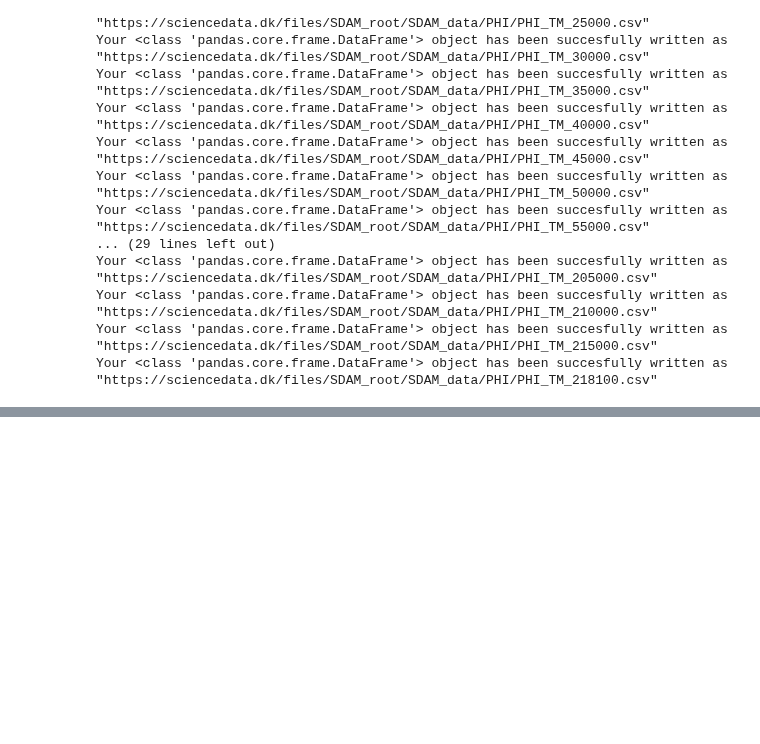
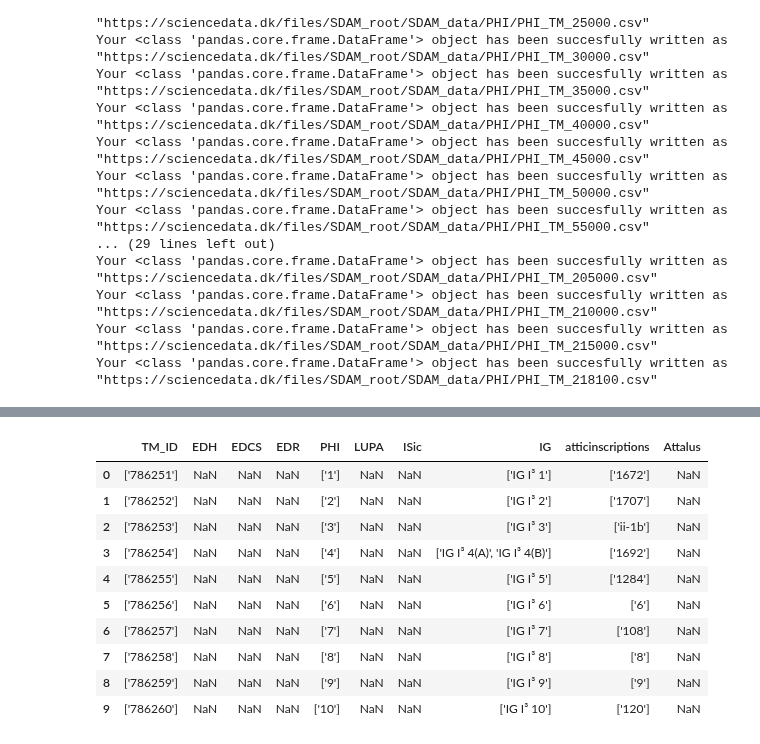
Before and after one commit to sdam-au/GI_ETL, a Jupyter notebook: scripts/phi_trismegistos_colab.ipynb, the cells around one changed output, grey strips where cells are left out. Saved outputs shown, nothing was run; the diff lists cells and outputs as text; code cells hidden in the pictures; blank space fills up the shorter version.

```diff
--- a/scripts/phi_trismegistos_colab.ipynb
+++ b/scripts/phi_trismegistos_colab.ipynb
@@ -185,0 +259,7 @@ Your <class 'pandas.core.frame.DataFrame'> object has been succesfully written a
+# %%
+to_keep = []
+for col in PHI_TM_merged.columns:
+  length_vals = len([el for el in PHI_TM_merged[col] if "[" in str(el)])
+  if length_vals >= 1000:
+    to_keep.append(col)
+    print(col, length_vals)
@@ -185,0 +277,15 @@ Your <class 'pandas.core.frame.DataFrame'> object has been succesfully written a
+# %%
+PHI_TM_merged = PHI_TM_merged[to_keep]
+PHI_TM_merged.head(10)
+# %% [output]
+|  | TM_ID | EDH | EDCS | EDR | PHI | LUPA | ISic | IG | atticinscriptions | Attalus |
+| 0 | ['786251'] | NaN | NaN | NaN | ['1'] | NaN | NaN | ['IG I³ 1'] | ['1672'] | NaN |
+| 1 | ['786252'] | NaN | NaN | NaN | ['2'] | NaN | NaN | ['IG I³ 2'] | ['1707'] | NaN |
+| 2 | ['786253'] | NaN | NaN | NaN | ['3'] | NaN | NaN | ['IG I³ 3'] | ['ii-1b'] | NaN |
+| 3 | ['786254'] | NaN | NaN | NaN | ['4'] | NaN | NaN | ['IG I³ 4(A)', 'IG I³ 4(B)'] | ['1692'] | NaN |
+| 4 | ['786255'] | NaN | NaN | NaN | ['5'] | NaN | NaN | ['IG I³ 5'] | ['1284'] | NaN |
+| 5 | ['786256'] | NaN | NaN | NaN | ['6'] | NaN | NaN | ['IG I³ 6'] | ['6'] | NaN |
+| 6 | ['786257'] | NaN | NaN | NaN | ['7'] | NaN | NaN | ['IG I³ 7'] | ['108'] | NaN |
+| 7 | ['786258'] | NaN | NaN | NaN | ['8'] | NaN | NaN | ['IG I³ 8'] | ['8'] | NaN |
+| 8 | ['786259'] | NaN | NaN | NaN | ['9'] | NaN | NaN | ['IG I³ 9'] | ['9'] | NaN |
+| 9 | ['786260'] | NaN | NaN | NaN | ['10'] | NaN | NaN | ['IG I³ 10'] | ['120'] | NaN |
```
Also changed, not shown: parts of 20 cells of this notebook.
